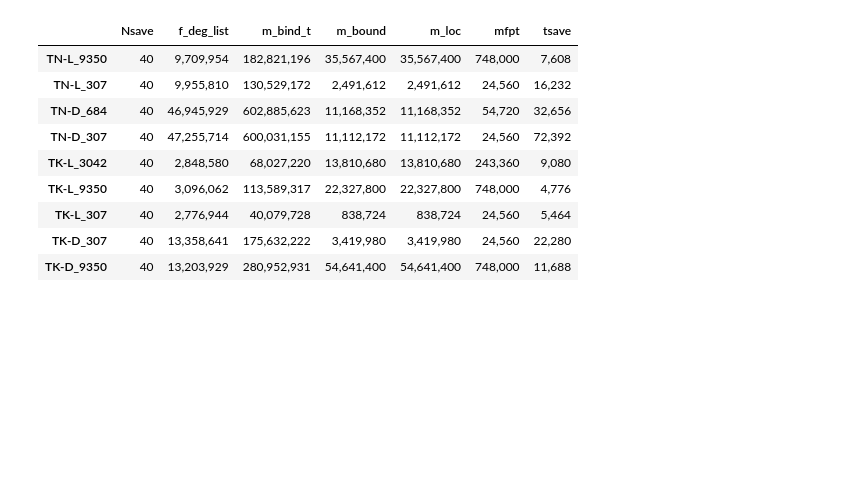
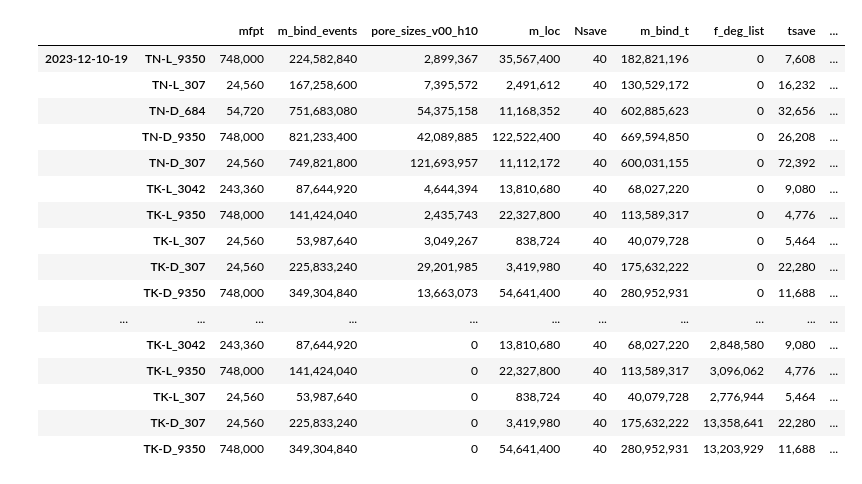
Before and after one commit to UCO-OpResearch/lysis, a Jupyter notebook: src/python/Jupyter Notebooks/Data Size.ipynb, the cells around one changed output. Cells and saved outputs as stored; diff of their text form; code cells hidden in the pictures; blank space fills up the shorter version.

```diff
--- a/src/python/Jupyter Notebooks/Data Size.ipynb
+++ b/src/python/Jupyter Notebooks/Data Size.ipynb
@@ -124,7 +124,7 @@ runs = np.array(
     dtype=run_type,
 )
 # %%
-df = pd.DataFrame(index=runs["scenario"])
+df = pd.DataFrame(index=pd.MultiIndex.from_product([["2023-12-10-19", "2024-02-02-14"], runs["scenario"]]))
 for run in tqdm(runs):
     # Select and load scenario
     mech = mechanisms[mechanisms["descriptor"] == run["mechanism"]][0]
@@ -135,29 +135,20 @@ for run in tqdm(runs):
     # )
     e.read_file()
     file_code = out_file_code.format(scenario_code=run["scenario"])
-    files = [x for x in os.listdir(os.path.join(e.os_path, "00")) if x.endswith(".dat") or x.endswith(".pkl")]
+    files = [
+        x
+        for x in os.listdir(os.path.join(e.os_path, "00"))
+        if x.endswith(".dat") or x.endswith(".pkl") or x.endswith(".npz")
+    ]
     for file in files:
         root_name = file[: file.find(file_code)]
-        df.loc[scen["descriptor"], root_name] = sum(
+        df.loc[(group_code, scen["descriptor"]), root_name] = sum(
             [
                 os.stat(os.path.join(e.os_path, f"{sim:02d}", f"{file[:-6]}{sim:02d}{file[-4:]}")).st_size
                 for sim in range(e.macro_params.total_trials)
             ]
         )
-    files = [x for x in os.listdir(e.os_path) if x.endswith(".pkl")]
+    files = [x for x in os.listdir(e.os_path) if x.endswith(".pkl") or x.endswith(".npz")]
     for file in files:
         root_name = file[: file.find(file_code)]
-        df.loc[scen["descriptor"], root_name] = os.stat(os.path.join(e.os_path, file)).st_size
+        df.loc[(group_code, scen["descriptor"]), root_name] = os.stat(os.path.join(e.os_path, file)).st_size
-# %%
-df.dropna().style.format("{:,.0f}")
-# %% [output]
-|  | Nsave | f_deg_list | m_bind_t | m_bound | m_loc | mfpt | tsave |
-| TN-L_9350 | 40 | 9,709,954 | 182,821,196 | 35,567,400 | 35,567,400 | 748,000 | 7,608 |
-| TN-L_307 | 40 | 9,955,810 | 130,529,172 | 2,491,612 | 2,491,612 | 24,560 | 16,232 |
-| TN-D_684 | 40 | 46,945,929 | 602,885,623 | 11,168,352 | 11,168,352 | 54,720 | 32,656 |
-| TN-D_307 | 40 | 47,255,714 | 600,031,155 | 11,112,172 | 11,112,172 | 24,560 | 72,392 |
-| TK-L_3042 | 40 | 2,848,580 | 68,027,220 | 13,810,680 | 13,810,680 | 243,360 | 9,080 |
-| TK-L_9350 | 40 | 3,096,062 | 113,589,317 | 22,327,800 | 22,327,800 | 748,000 | 4,776 |
-| TK-L_307 | 40 | 2,776,944 | 40,079,728 | 838,724 | 838,724 | 24,560 | 5,464 |
-| TK-D_307 | 40 | 13,358,641 | 175,632,222 | 3,419,980 | 3,419,980 | 24,560 | 22,280 |
-| TK-D_9350 | 40 | 13,203,929 | 280,952,931 | 54,641,400 | 54,641,400 | 748,000 | 11,688 |
@@ -164,3 +200,24 @@ df.dropna().style.format("{:,.0f}")
+# %%
+df.fillna(0, inplace=True)
+df.style.format("{:,.0f}")
+# %% [output]
+|  |  | mfpt | m_bind_events | pore_sizes_v00_h10 | m_loc | Nsave | m_bind_t | f_deg_list | tsave | ... |
+| 2023-12-10-19 | TN-L_9350 | 748,000 | 224,582,840 | 2,899,367 | 35,567,400 | 40 | 182,821,196 | 0 | 7,608 | ... |
+|  | TN-L_307 | 24,560 | 167,258,600 | 7,395,572 | 2,491,612 | 40 | 130,529,172 | 0 | 16,232 | ... |
+|  | TN-D_684 | 54,720 | 751,683,080 | 54,375,158 | 11,168,352 | 40 | 602,885,623 | 0 | 32,656 | ... |
+|  | TN-D_9350 | 748,000 | 821,233,400 | 42,089,885 | 122,522,400 | 40 | 669,594,850 | 0 | 26,208 | ... |
+|  | TN-D_307 | 24,560 | 749,821,800 | 121,693,957 | 11,112,172 | 40 | 600,031,155 | 0 | 72,392 | ... |
+|  | TK-L_3042 | 243,360 | 87,644,920 | 4,644,394 | 13,810,680 | 40 | 68,027,220 | 0 | 9,080 | ... |
+|  | TK-L_9350 | 748,000 | 141,424,040 | 2,435,743 | 22,327,800 | 40 | 113,589,317 | 0 | 4,776 | ... |
+|  | TK-L_307 | 24,560 | 53,987,640 | 3,049,267 | 838,724 | 40 | 40,079,728 | 0 | 5,464 | ... |
+|  | TK-D_307 | 24,560 | 225,833,240 | 29,201,985 | 3,419,980 | 40 | 175,632,222 | 0 | 22,280 | ... |
+|  | TK-D_9350 | 748,000 | 349,304,840 | 13,663,073 | 54,641,400 | 40 | 280,952,931 | 0 | 11,688 | ... |
+| ... | ... | ... | ... | ... | ... | ... | ... | ... | ... | ... |
+|  | TK-L_3042 | 243,360 | 87,644,920 | 0 | 13,810,680 | 40 | 68,027,220 | 2,848,580 | 9,080 | ... |
+|  | TK-L_9350 | 748,000 | 141,424,040 | 0 | 22,327,800 | 40 | 113,589,317 | 3,096,062 | 4,776 | ... |
+|  | TK-L_307 | 24,560 | 53,987,640 | 0 | 838,724 | 40 | 40,079,728 | 2,776,944 | 5,464 | ... |
+|  | TK-D_307 | 24,560 | 225,833,240 | 0 | 3,419,980 | 40 | 175,632,222 | 13,358,641 | 22,280 | ... |
+|  | TK-D_9350 | 748,000 | 349,304,840 | 0 | 54,641,400 | 40 | 280,952,931 | 13,203,929 | 11,688 | ... |
 # %%
 fig, axs = plt.subplots(
     nrows=1,
```
Also changed, not shown: parts of 4 cells of this notebook, 3 other files.
